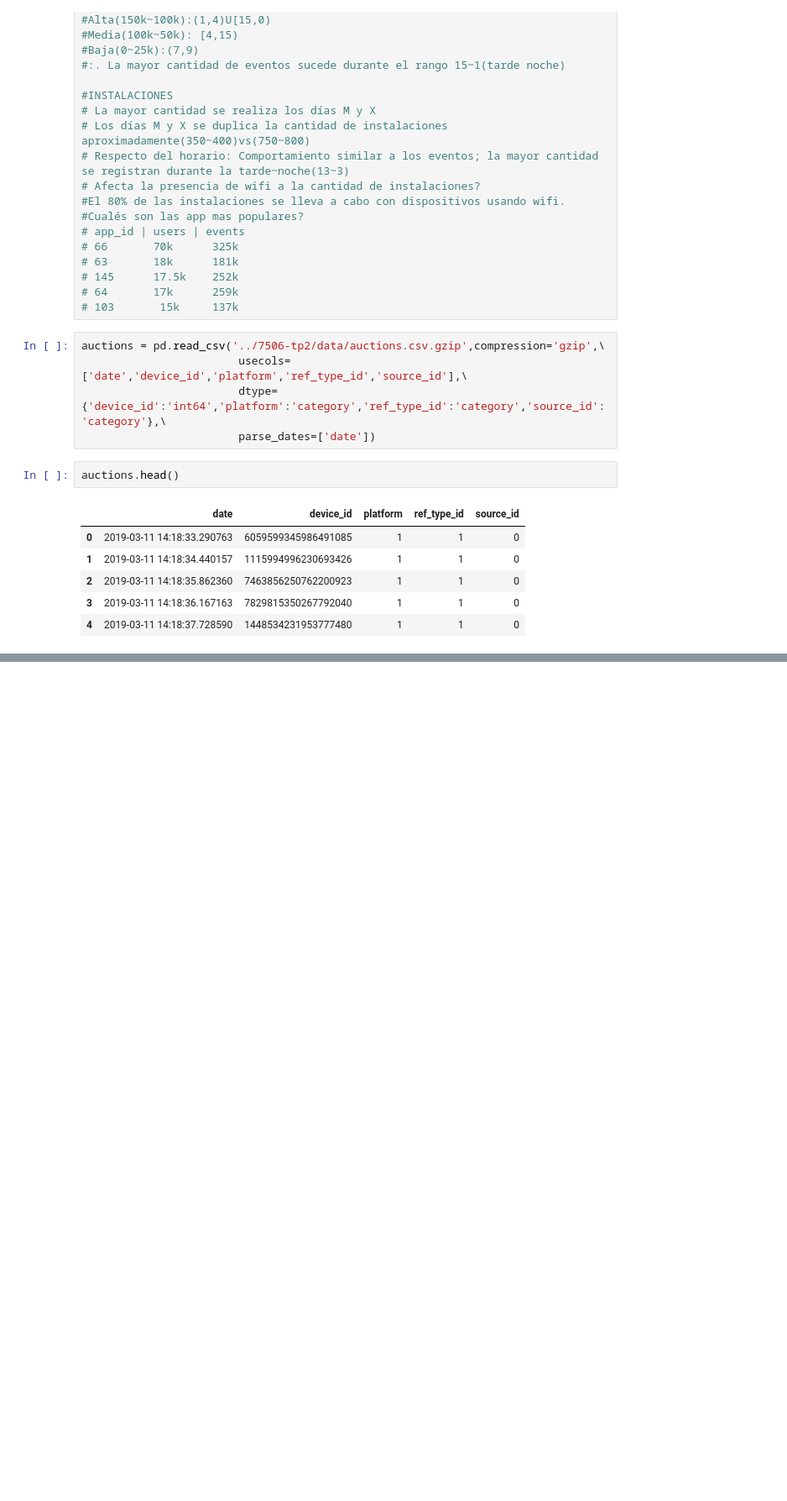
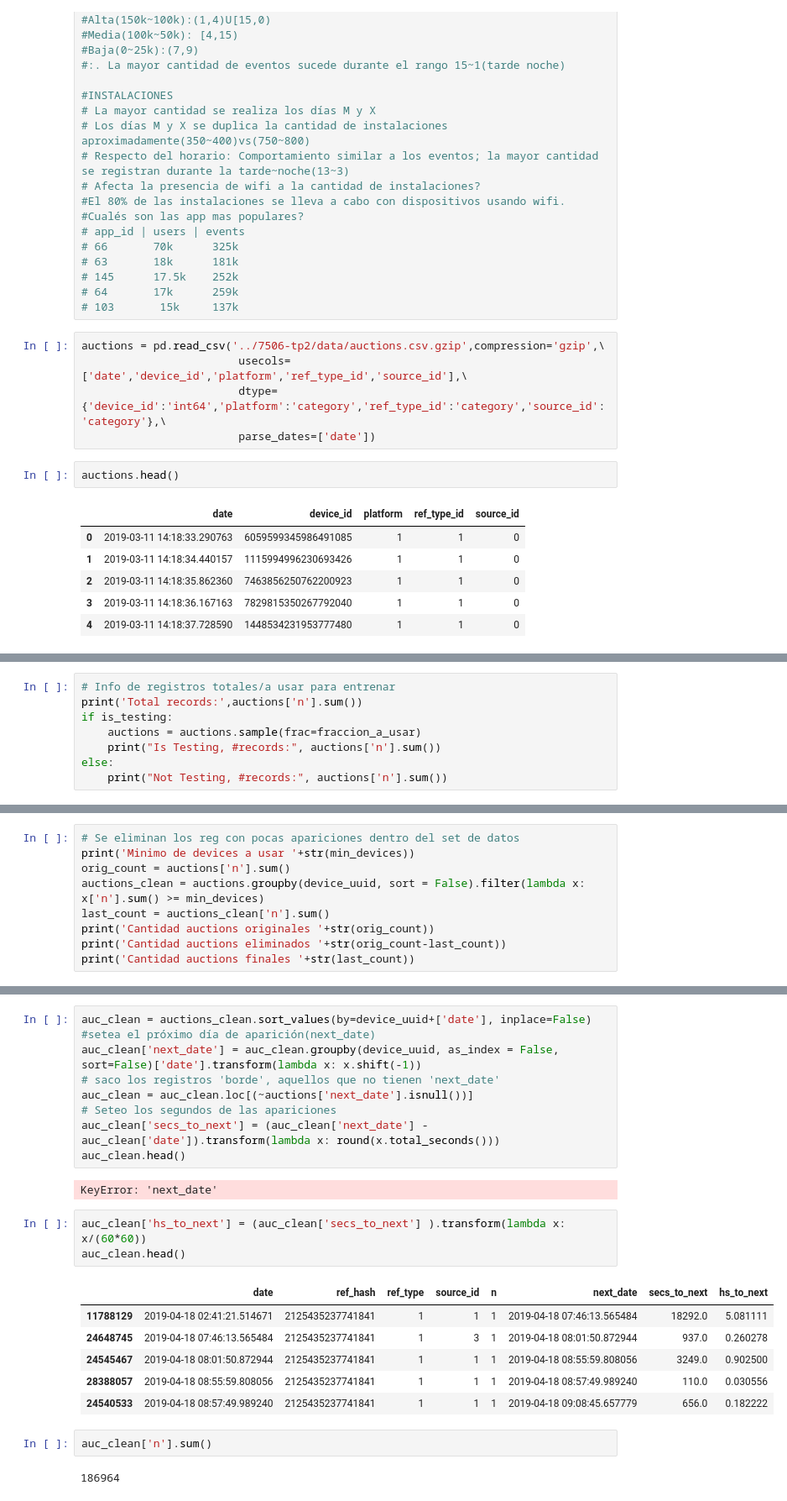
Before and after one commit to gatti2602/7506-datos, a Jupyter notebook: tp2/Lucas/tp2-Jampp.ipynb, the cells around one changed output, grey strips where cells are left out. Shown at 84% size. Saved outputs shown, nothing was run; the diff lists cells and outputs as text; blank space fills up the shorter version.

```diff
--- a/tp2/Lucas/tp2-Jampp.ipynb
+++ b/tp2/Lucas/tp2-Jampp.ipynb
@@ -54,0 +135,8 @@ auctions.head()
+# %%
+# Info de registros totales/a usar para entrenar
+print('Total records:',auctions['n'].sum())
+if is_testing:
+    auctions = auctions.sample(frac=fraccion_a_usar)
+    print("Is Testing, #records:", auctions['n'].sum())
+else:
+    print("Not Testing, #records:", auctions['n'].sum())
@@ -54,0 +168,9 @@ auctions.head()
+# %%
+# Se eliminan los reg con pocas apariciones dentro del set de datos
+print('Minimo de devices a usar '+str(min_devices))
+orig_count = auctions['n'].sum()
+auctions_clean = auctions.groupby(device_uuid, sort = False).filter(lambda x: x['n'].sum() >= min_devices)
+last_count = auctions_clean['n'].sum()
+print('Cantidad auctions originales '+str(orig_count))
+print('Cantidad auctions eliminados '+str(orig_count-last_count))
+print('Cantidad auctions finales '+str(last_count))
@@ -54,0 +204,25 @@ auctions.head()
+# %%
+auc_clean = auctions_clean.sort_values(by=device_uuid+['date'], inplace=False)
+#setea el próximo día de aparición(next_date)
+auc_clean['next_date'] = auc_clean.groupby(device_uuid, as_index = False, sort=False)['date'].transform(lambda x: x.shift(-1))
+# saco los registros 'borde', aquellos que no tienen 'next_date'
+auc_clean = auc_clean.loc[(~auctions['next_date'].isnull())]
+# Seteo los segundos de las apariciones
+auc_clean['secs_to_next'] = (auc_clean['next_date'] - auc_clean['date']).transform(lambda x: round(x.total_seconds()))
+auc_clean.head()
+# %% [output]
+KeyError: 'next_date'
+# %%
+auc_clean['hs_to_next'] = (auc_clean['secs_to_next'] ).transform(lambda x: x/(60*60))
+auc_clean.head()
+# %% [output]
+|  | date | ref_hash | ref_type | source_id | n | next_date | secs_to_next | hs_to_next |
+| 11788129 | 2019-04-18 02:41:21.514671 | 2125435237741841 | 1 | 1 | 1 | 2019-04-18 07:46:13.565484 | 18292.0 | 5.081111 |
+| 24648745 | 2019-04-18 07:46:13.565484 | 2125435237741841 | 1 | 3 | 1 | 2019-04-18 08:01:50.872944 | 937.0 | 0.260278 |
+| 24545467 | 2019-04-18 08:01:50.872944 | 2125435237741841 | 1 | 1 | 1 | 2019-04-18 08:55:59.808056 | 3249.0 | 0.902500 |
+| 28388057 | 2019-04-18 08:55:59.808056 | 2125435237741841 | 1 | 1 | 1 | 2019-04-18 08:57:49.989240 | 110.0 | 0.030556 |
+| 24540533 | 2019-04-18 08:57:49.989240 | 2125435237741841 | 1 | 1 | 1 | 2019-04-18 09:08:45.657779 | 656.0 | 0.182222 |
+# %%
+auc_clean['n'].sum()
+# %% [output]
+186964
```
Also changed, not shown: parts of 30 cells of this notebook.
